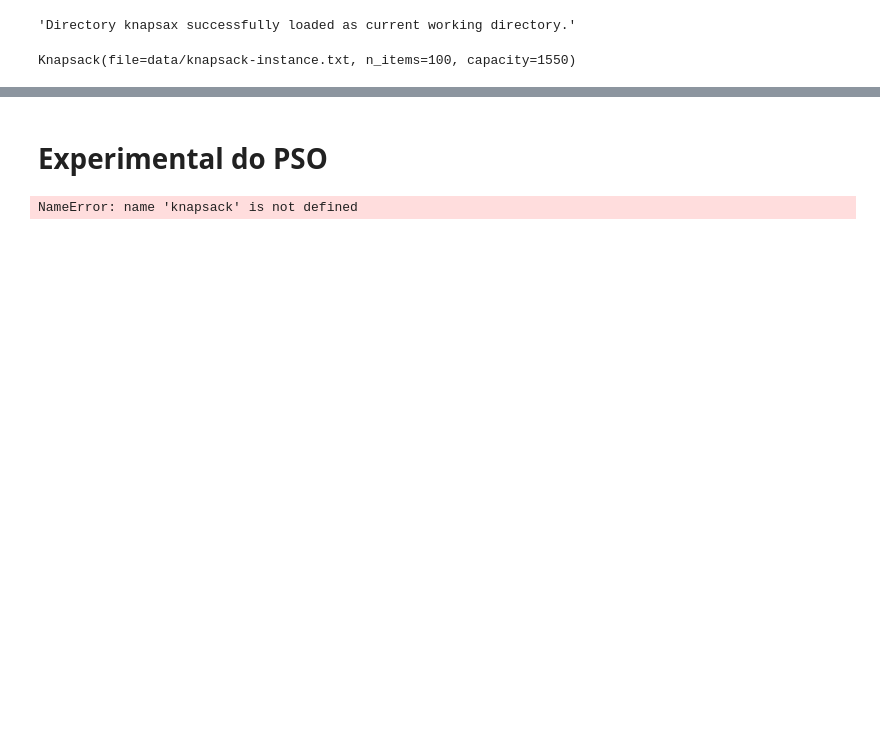
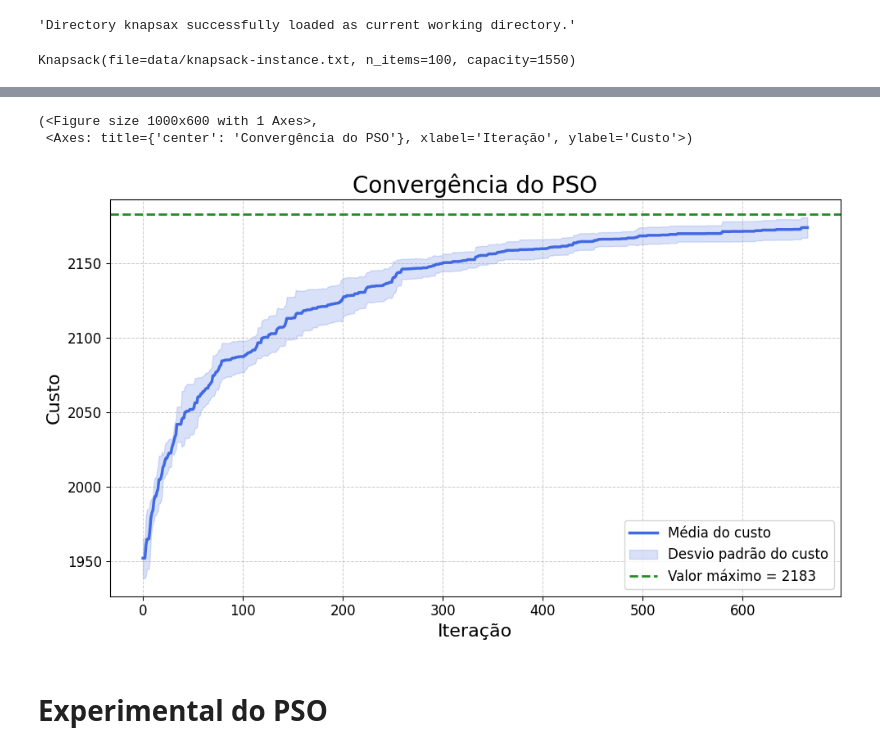
Before and after one commit to hellsdeur/knapsax, a Jupyter notebook: notebooks/pso.ipynb, the cells around one changed output, grey strips where cells are left out. Saved outputs shown, nothing was run; the diff lists cells and outputs as text; code cells hidden in the pictures; blank space fills up the shorter version.

```diff
--- a/notebooks/pso.ipynb
+++ b/notebooks/pso.ipynb
@@ -36,0 +33,4 @@ NameError: name 'knapsack' is not defined
+# %%
+pso = PSO(knapsack, num_particles=30)
+
+items, best_value, best_weight = pso.run()
@@ -36,0 +137,3 @@ NameError: name 'knapsack' is not defined
+# %%
+pso_stats = Stats(n_runs=20, algorithm_instance=pso)
+pso_stats.run()
@@ -37,2 +154,11 @@ NameError: name 'knapsack' is not defined
+# %%
+pso_stats.plot_convergence(
+    title="Convergência do PSO",
+    savefig="results/pso_convergence.png"
+)
+# %% [output]
+(<Figure size 1000x600 with 1 Axes>,
+ <Axes: title={'center': 'Convergência do PSO'}, xlabel='Iteração', ylabel='Custo'>)
+[figure, added]
 # %% [markdown]
 # Experimental do PSO
@@ -130,17 +168,6 @@ num_items = knapsack.n_items
 capacity = knapsack.capacity
 weights = [item.weight for item in knapsack.items]
 values = [item.value for item in knapsack.items]
-
-pso = pso_knapsack(weights, values, capacity)
-solution, best_value, history = pso.run()
-
-total_weight = np.sum(best_position * weights)
-
-print("Melhor valor:", best_value)
-print("Peso total:", total_weight)
-print("Itens escolhidos (índices):", np.where(best_position == 1)[0])
-# %% [output]
-NameError: name 'knapsack' is not defined
 # %%
 # Exibe resultados
 print("Melhor valor encontrado:", best_value)
```
Also changed, not shown: parts of 14 cells of this notebook, 1 other file.
